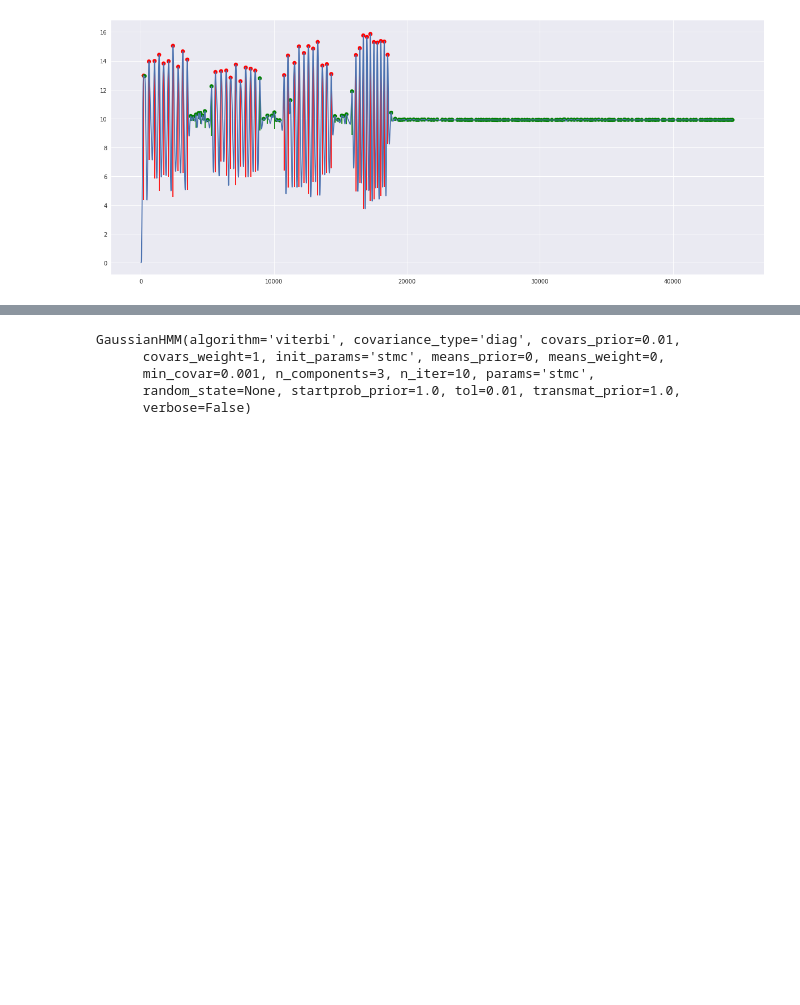
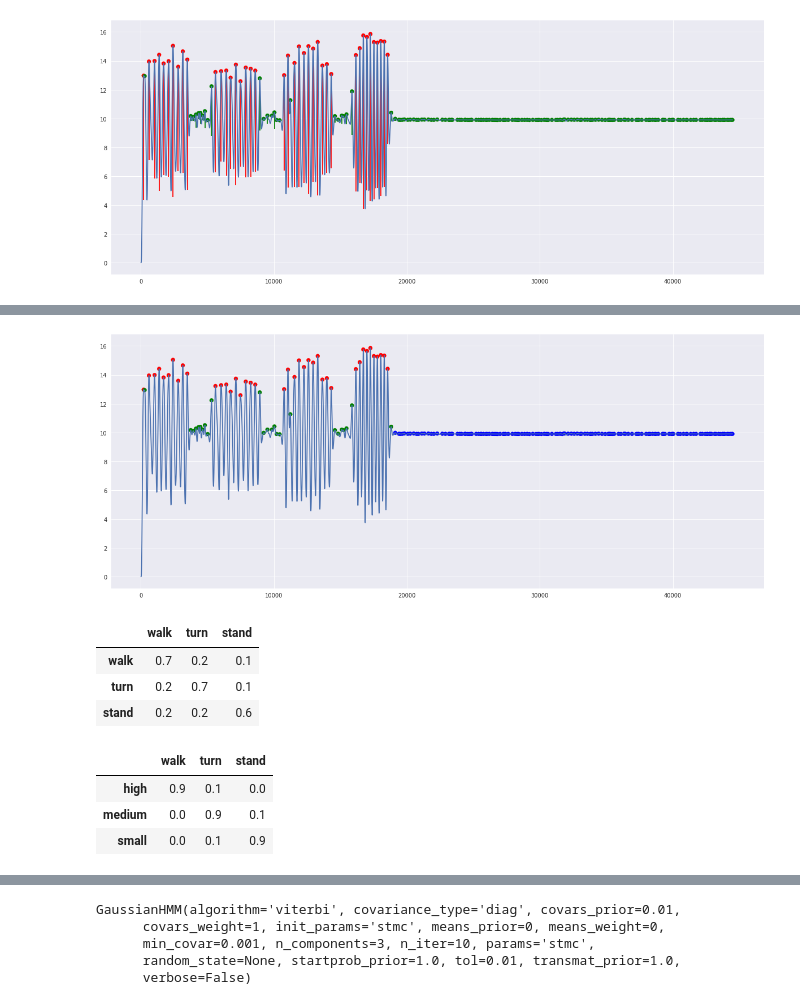
Before and after one commit to pdkit/pdkit, a Jupyter notebook: notebooks/hmm.ipynb, the cells around one changed output, grey strips where cells are left out. Drawn from its saved outputs; the diff is of its cells as text; code cells hidden in the pictures; blank space fills up the shorter version.

```diff
--- a/notebooks/hmm.ipynb
+++ b/notebooks/hmm.ipynb
@@ -59,5 +15,5 @@ m.decode(np.array([[1,2,0]]).T)
 # %%
-clean_data = '~/data/pdkit/GAIT_-_2018-06-14_13-50-58_-_d90b653403_-_13311.csv'
+clean_data = '/src/data/pdkit/GAIT_-_2018-06-14_13-50-58_-_d90b653403_-_13311.csv'
 # %%
 from pdkit.gait_time_series import GaitTimeSeries
 from pdkit.gait_processor import GaitProcessor
@@ -91,4 +42,4 @@ plot_walk_turn_clusters(d, window=False)
 # %% [output]
 [figure]
 # %%
-cls[64:] = 2
+cls[65:] = 2
@@ -94,0 +59,13 @@ cls[64:] = 2
+# %%
+def plot_classes(data, cls):
+    CLR = ['red', 'green', 'blue', 'yellow', 'magenta', 'orange', 'purple'] * 100
+    peaks, _ = sig.find_peaks(data)
+
+    colors = [CLR[i] for i in cls]
+    plt.plot(data)
+    plt.scatter(peaks, data[peaks], color=colors)
+    plt.show()
+# %%
+plot_classes(d, cls)
+# %% [output]
+[figure, added]
@@ -94,0 +99,14 @@ cls[64:] = 2
+# %%
+transitions
+# %% [output]
+|  | walk | turn | stand |
+| walk | 0.7 | 0.2 | 0.1 |
+| turn | 0.2 | 0.7 | 0.1 |
+| stand | 0.2 | 0.2 | 0.6 |
+# %%
+emissions
+# %% [output]
+|  | walk | turn | stand |
+| high | 0.9 | 0.1 | 0.0 |
+| medium | 0.0 | 0.9 | 0.1 |
+| small | 0.0 | 0.1 | 0.9 |
```
Also changed, not shown: parts of 40 cells of this notebook, 1 other file.
